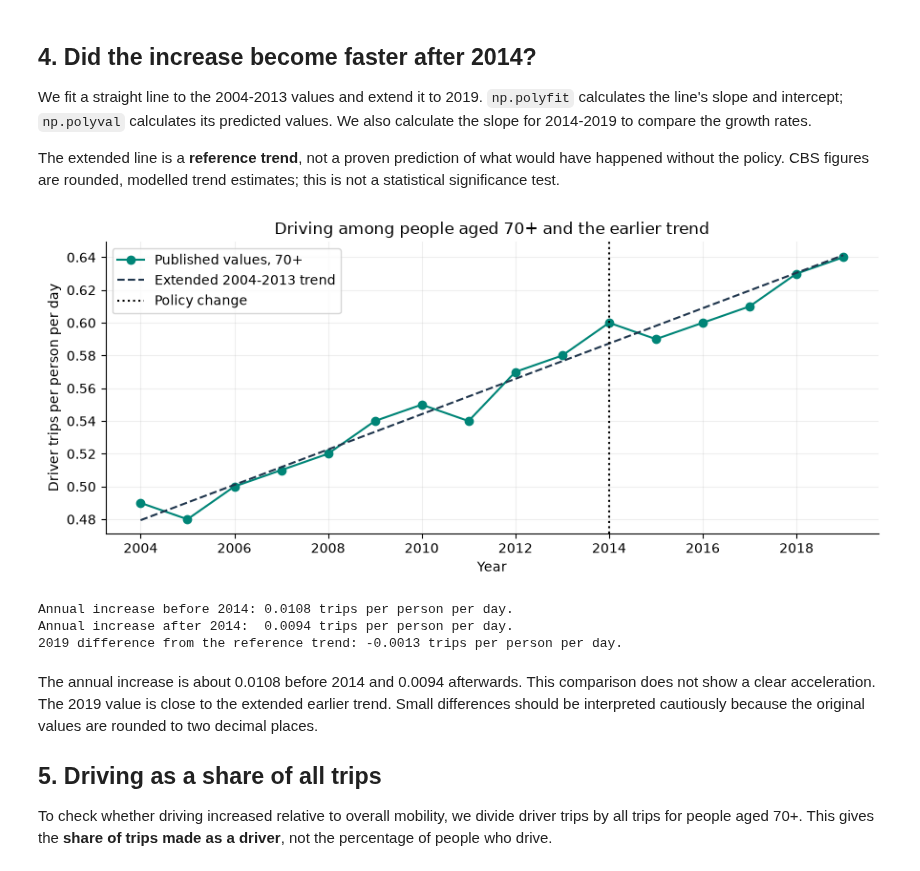
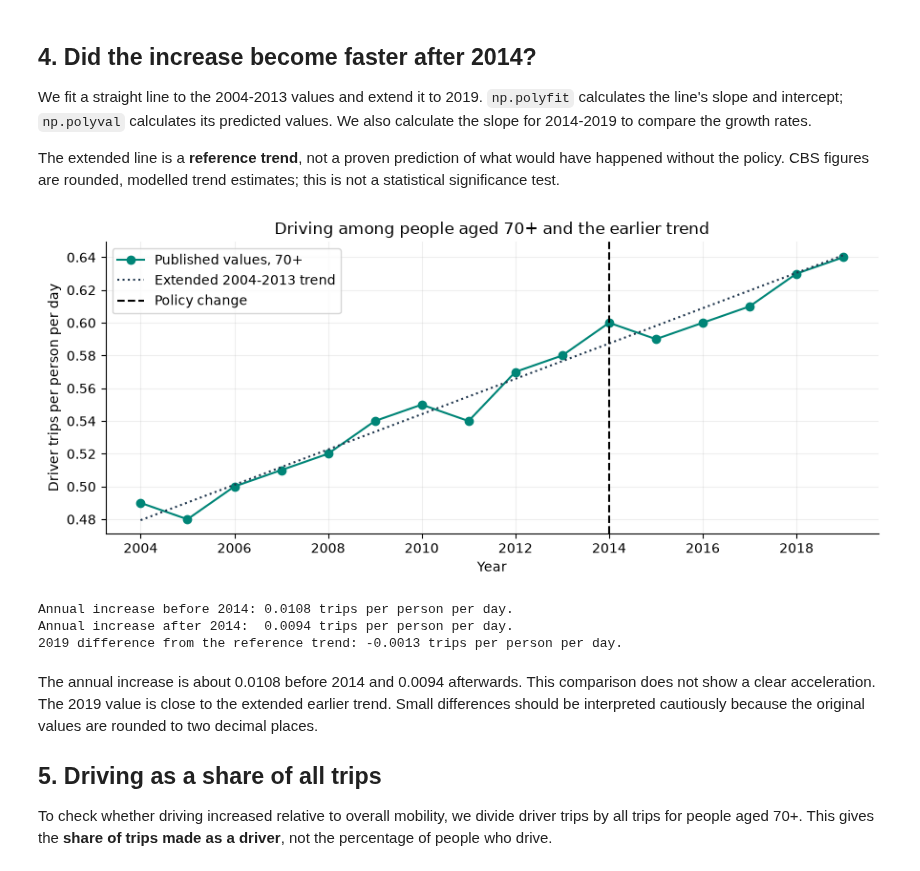
Before and after one commit to Meddevandeplas/TIL6022-group-6, a Jupyter notebook: Code/Subquestion2.ipynb, the cells around one changed output. Drawn from its saved outputs; the diff is of its cells as text; code cells hidden in the pictures.

```diff
--- a/Code/Subquestion2.ipynb
+++ b/Code/Subquestion2.ipynb
@@ -146,29 +146,29 @@ The extended line is a **reference trend**, not a proven prediction of what woul
 # %%
 pre_policy = older.loc[2004:2013]
 post_policy = older.loc[2014:2019]
 pre_line = np.polyfit(pre_policy.index, pre_policy, 1)
 post_line = np.polyfit(post_policy.index, post_policy, 1)
 years = np.arange(2004, 2020)
 reference = np.polyval(pre_line, years)
 
 plt.figure(figsize=(9, 4))
 plt.plot(years, older.loc[2004:2019], 'o-', color='#008577', label='Published values, 70+')
-plt.plot(years, reference, '--', color='#20364D', label='Extended 2004-2013 trend')
-plt.axvline(2014, color='black', linestyle=':', label='Policy change')
+plt.plot(years, reference, ':', color='#20364D', label='Extended 2004-2013 trend')
+plt.axvline(2014, color='black', linestyle='--', label='Policy change')
 plt.xlabel('Year')
 plt.ylabel('Driver trips per person per day')
 plt.title('Driving among people aged 70+ and the earlier trend')
 plt.legend()
 plt.grid(alpha=0.2)
 plt.tight_layout()
 plt.show()
 
 print(f'Annual increase before 2014: {pre_line[0]:.4f} trips per person per day.')
 print(f'Annual increase after 2014:  {post_line[0]:.4f} trips per person per day.')
 difference = older.loc[2019] - np.polyval(pre_line, 2019)
 print(f'2019 difference from the reference trend: {difference:+.4f} trips per person per day.')
 # %% [output]
-[figure, old version]
+[figure, new version]
 Annual increase before 2014: 0.0108 trips per person per day.
 Annual increase after 2014:  0.0094 trips per person per day.
 2019 difference from the reference trend: -0.0013 trips per person per day.
```
